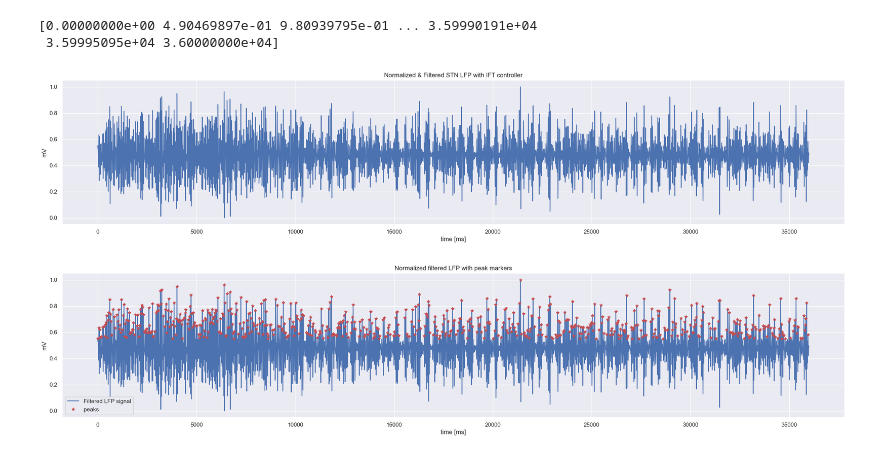
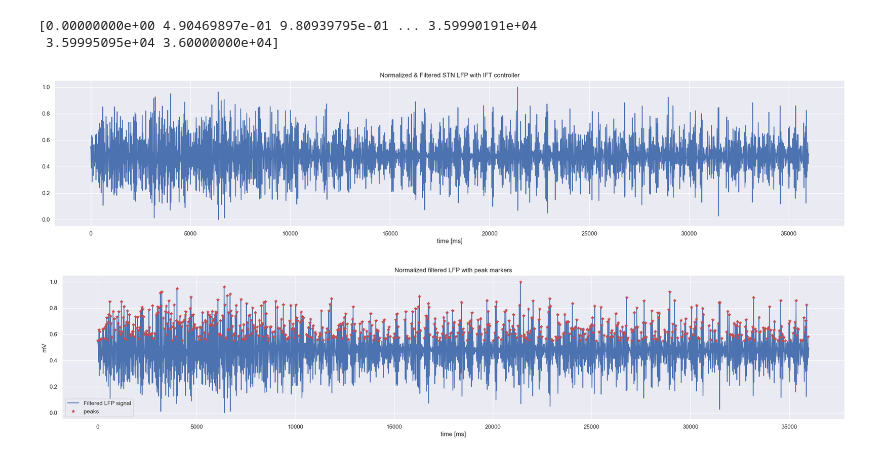
Before and after one commit to abelrassat7421/CBG_Model_Fleming_PTS, a Jupyter notebook: Results_freq_mod/plot_LFP.ipynb, the cells around one changed output. Cells and saved outputs as stored; diff of their text form; code cells hidden in the pictures.

```diff
--- a/Results_freq_mod/plot_LFP.ipynb
+++ b/Results_freq_mod/plot_LFP.ipynb
@@ -171,15 +171,14 @@ print(lfp_t)
 # %%
 
 # Normalize signal to better eyeball the threshold for peaks
 norm_signal = normalize_range(lfp_beta_signal)
 plt.figure(figsize=(27, 5))
 plt.plot(lfp_t, norm_signal)
 plt.title("Normalized & Filtered STN LFP with IFT controller")
 plt.xlabel("time [ms]")
-plt.ylabel("mV")
 plt.show()
 # %% [output]
-[figure, old version]
+[figure, new version]
 # %%
 threshold = 0.55
 
```
Also changed, not shown: parts of 2 cells of this notebook.
